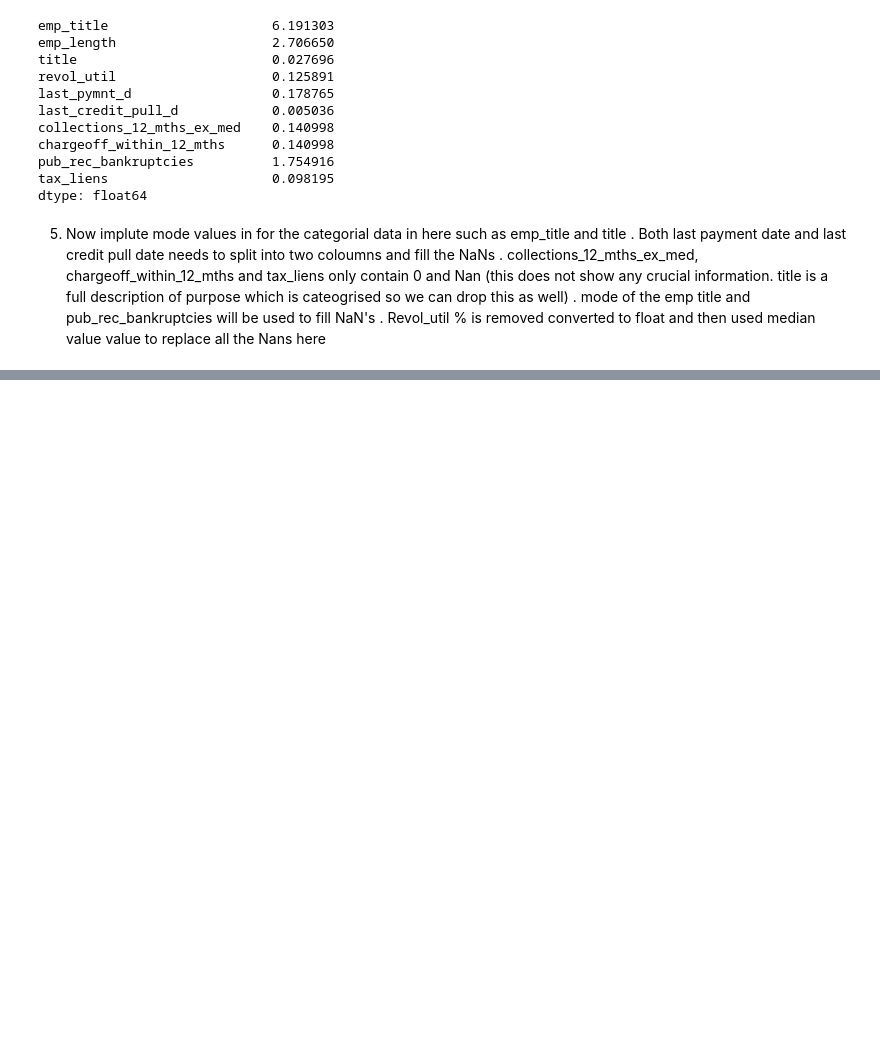
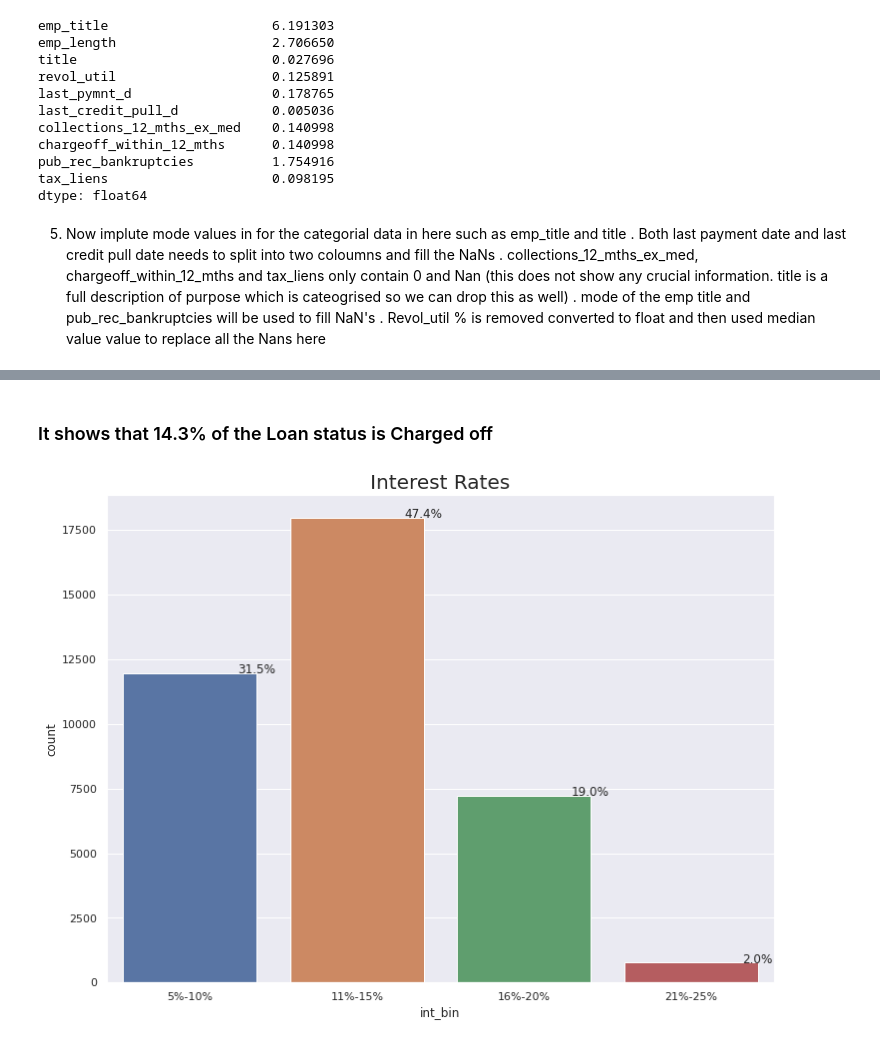
Before and after one commit to edwinttmm/LendingClubCaseStudy, a Jupyter notebook: LendingClub.ipynb, the cells around one changed output, grey strips where cells are left out. Drawn from its saved outputs; the diff is of its cells as text; code cells hidden in the pictures; blank space fills up the shorter version.

```diff
--- a/LendingClub.ipynb
+++ b/LendingClub.ipynb
@@ -121,0 +245,17 @@ Series([], dtype: float64)
+# %% [markdown]
+### It shows that 14.3% of the Loan status is Charged off
+# %%
+counts = loandata_up['int_bin'].value_counts().rename_axis('int_bin').reset_index(name='count')
+sns.set(rc={'figure.figsize':(12,9)})
+plt.title('Interest Rates', fontsize=20)
+total = float(len(loandata_up))
+ax = sns.barplot(x='int_bin', y='count', data=counts)
+for p in ax.patches:
+    percentage = '{:.1f}%'.format(100 * p.get_height()/total)
+    x = p.get_x() + p.get_width()
+    y = p.get_height()
+    ax.annotate(percentage, (x, y),ha='center')
+
+plt.show()
+# %% [output]
+[figure, added]
```
Also changed, not shown: parts of 17 cells of this notebook.
